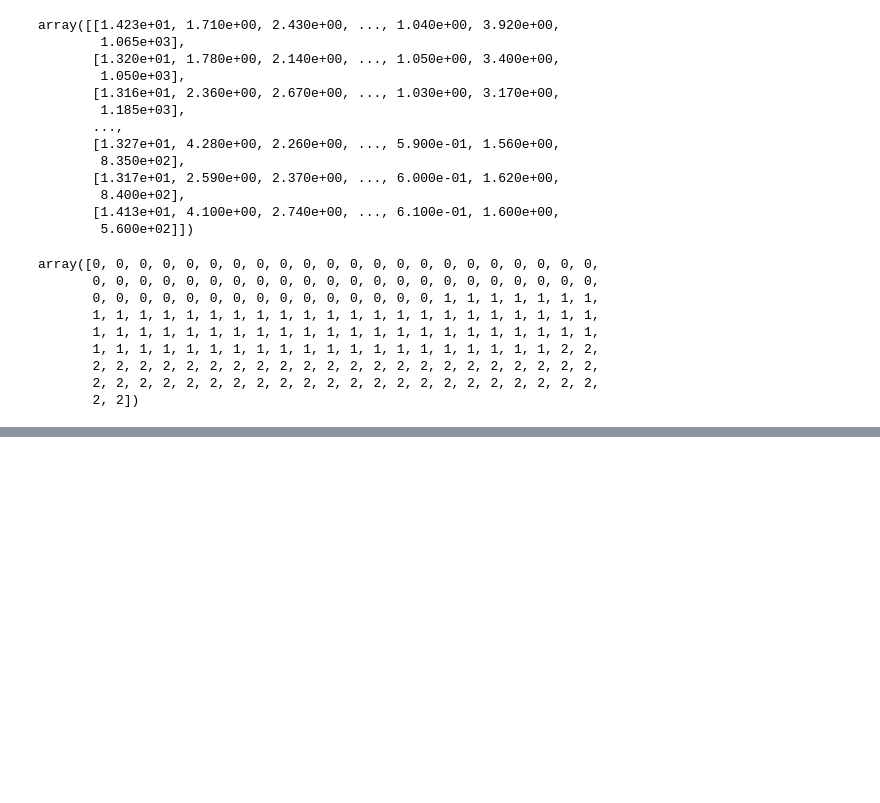
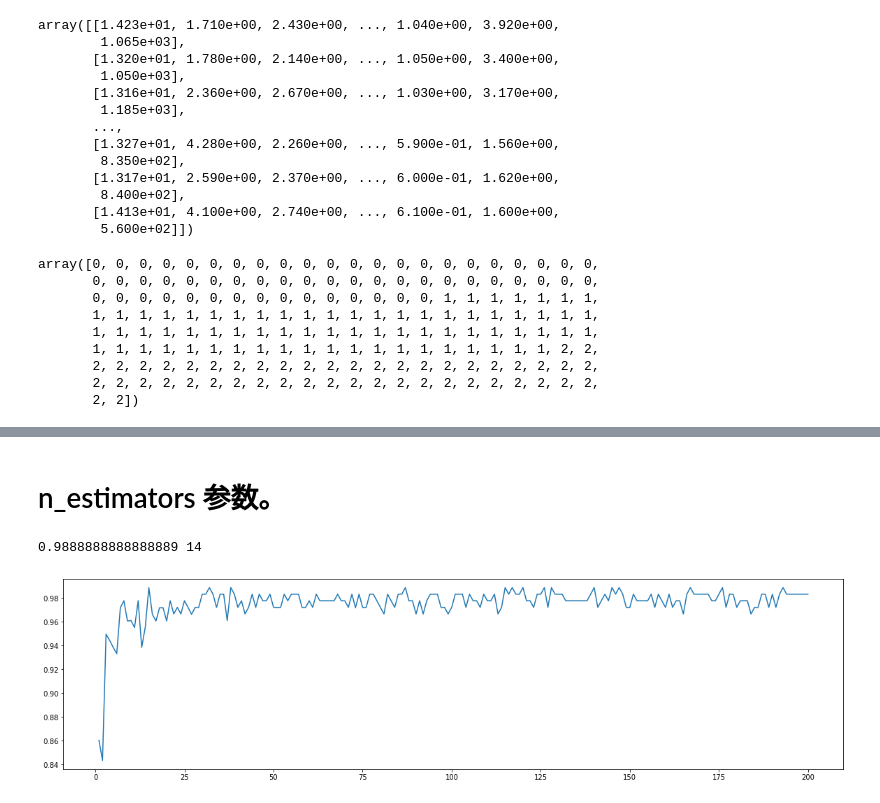
Before and after one commit to HuCui2022/sk_learn, a Jupyter notebook: sk_learn002_RandomForest.ipynb, the cells around one changed output, grey strips where cells are left out. Cells and saved outputs as stored; diff of their text form; code cells hidden in the pictures; blank space fills up the shorter version.

```diff
--- a/sk_learn002_RandomForest.ipynb
+++ b/sk_learn002_RandomForest.ipynb
@@ -141,0 +205,20 @@ Random Forest: 0.9444444444444444
+# %% [markdown]
+# n_estimators 参数。
+# %%
+# n_estimators 的学习曲线，从而找出最优的个数。
+
+superpa = []
+
+for i in range(200):
+  rfc = RandomForestClassifier(n_estimators= i+1, n_jobs=-1)  #?？？？n_jobs 参数什么意思？？？ 如果-1 的，按么随机森林将利用cpu所有的核来建树，每个核一个。并行。
+  rfc_s = cross_val_score(rfc, wine.data, wine.target, cv=10).mean()
+  superpa.append(rfc_s)
+
+print(max(superpa), superpa.index(max(superpa)))
+
+plt.figure(figsize=[20,5])
+plt.plot(range(1,201), superpa)
+plt.show()
+# %% [output]
+0.9888888888888889 14
+[figure, added]
```
Also changed, not shown: parts of 53 cells of this notebook.
